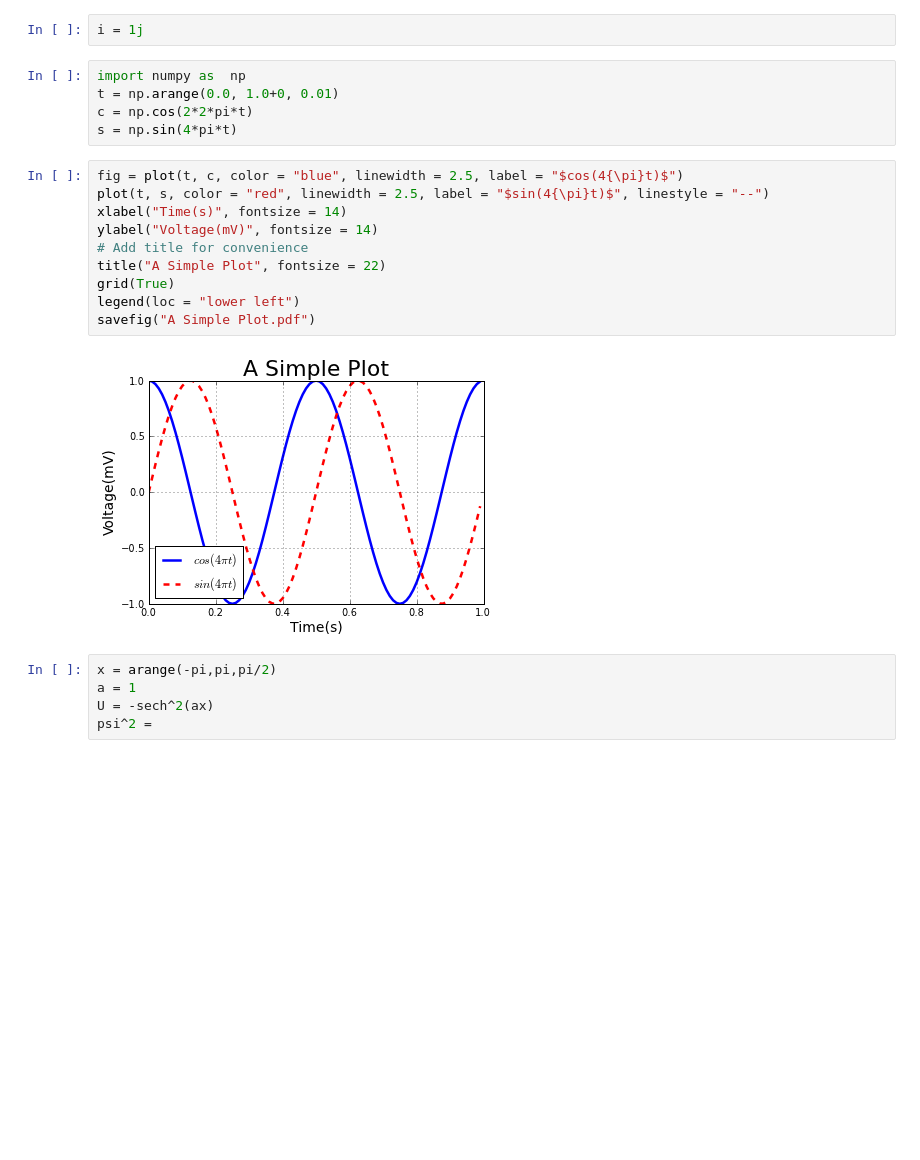
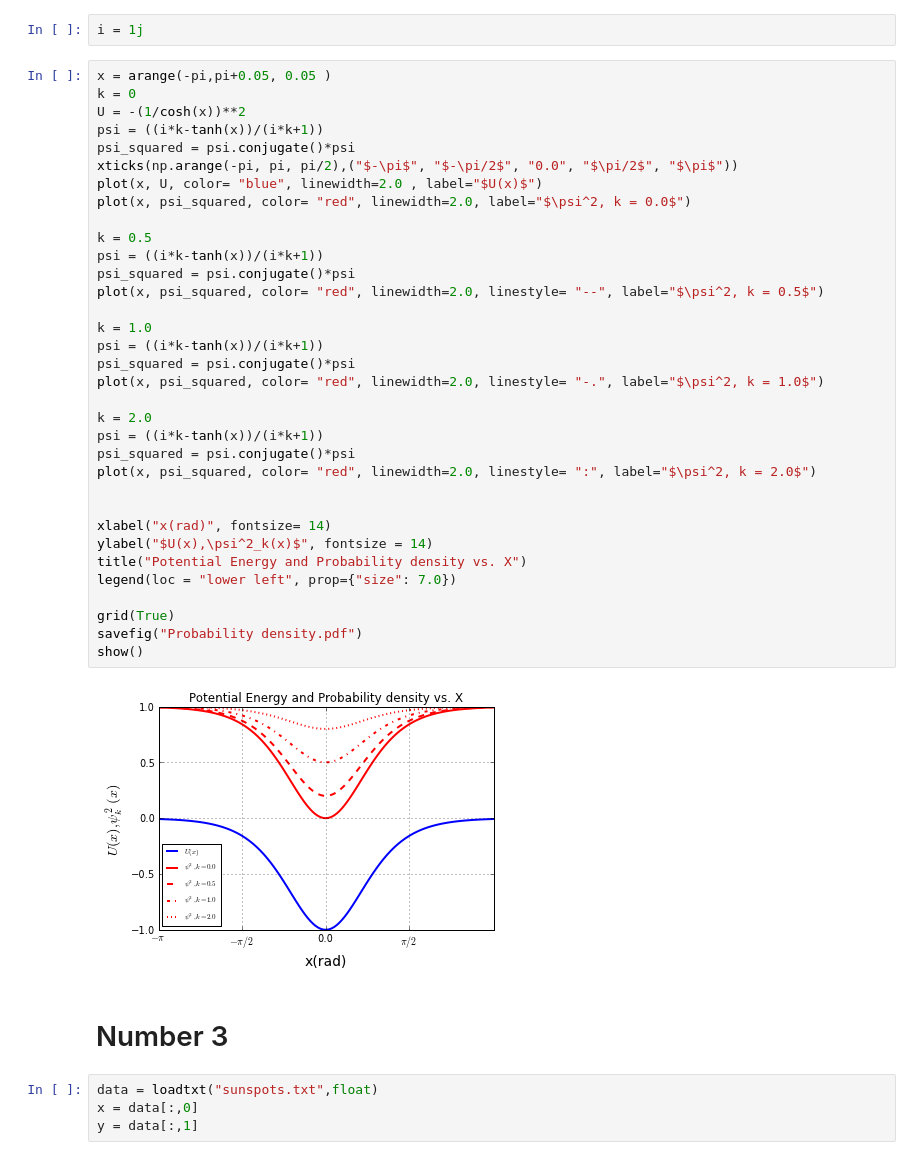
Before and after one commit to ewjohnst/PHYS202-S13, a Jupyter notebook: Week3/GraphicsEx2.ipynb, the cells around one changed output. Saved outputs shown, nothing was run; the diff lists cells and outputs as text; blank space fills up the shorter version.

```diff
--- a/Week3/GraphicsEx2.ipynb
+++ b/Week3/GraphicsEx2.ipynb
@@ -36,25 +36,46 @@ Number 2
 =
 # %%
 i = 1j
-# %%
-import numpy as  np
-t = np.arange(0.0, 1.0+0, 0.01)
-c = np.cos(2*2*pi*t)
-s = np.sin(4*pi*t)
-# %%
-fig = plot(t, c, color = "blue", linewidth = 2.5, label = "$cos(4{\pi}t)$")
-plot(t, s, color = "red", linewidth = 2.5, label = "$sin(4{\pi}t)$", linestyle = "--")
-xlabel("Time(s)", fontsize = 14)
-ylabel("Voltage(mV)", fontsize = 14)
-# Add title for convenience
-title("A Simple Plot", fontsize = 22)
-grid(True)
-legend(loc = "lower left")
-savefig("A Simple Plot.pdf")
-# %% [output]
-[figure, removed]
-# %%
-x = arange(-pi,pi,pi/2)
-a = 1
-U = -sech^2(ax)
-psi^2 =
+# %%
+x = arange(-pi,pi+0.05, 0.05 )
+k = 0
+U = -(1/cosh(x))**2
+psi = ((i*k-tanh(x))/(i*k+1))
+psi_squared = psi.conjugate()*psi
+xticks(np.arange(-pi, pi, pi/2),("$-\pi$", "$-\pi/2$", "0.0", "$\pi/2$", "$\pi$"))
+plot(x, U, color= "blue", linewidth=2.0 , label="$U(x)$")
+plot(x, psi_squared, color= "red", linewidth=2.0, label="$\psi^2, k = 0.0$")
+
+k = 0.5
+psi = ((i*k-tanh(x))/(i*k+1))
+psi_squared = psi.conjugate()*psi
+plot(x, psi_squared, color= "red", linewidth=2.0, linestyle= "--", label="$\psi^2, k = 0.5$")
+
+k = 1.0
+psi = ((i*k-tanh(x))/(i*k+1))
+psi_squared = psi.conjugate()*psi
+plot(x, psi_squared, color= "red", linewidth=2.0, linestyle= "-.", label="$\psi^2, k = 1.0$")
+
+k = 2.0
+psi = ((i*k-tanh(x))/(i*k+1))
+psi_squared = psi.conjugate()*psi
+plot(x, psi_squared, color= "red", linewidth=2.0, linestyle= ":", label="$\psi^2, k = 2.0$")
+
+
+xlabel("x(rad)", fontsize= 14)
+ylabel("$U(x),\psi^2_k(x)$", fontsize = 14)
+title("Potential Energy and Probability density vs. X")
+legend(loc = "lower left", prop={"size": 7.0})
+
+grid(True)
+savefig("Probability density.pdf")
+show()
+# %% [output]
+[figure, added]
+# %% [markdown]
+Number 3
+=
+# %%
+data = loadtxt("sunspots.txt",float)
+x = data[:,0]
+y = data[:,1]
```
Also changed, not shown: parts of 14 cells of this notebook, 2 other files.
